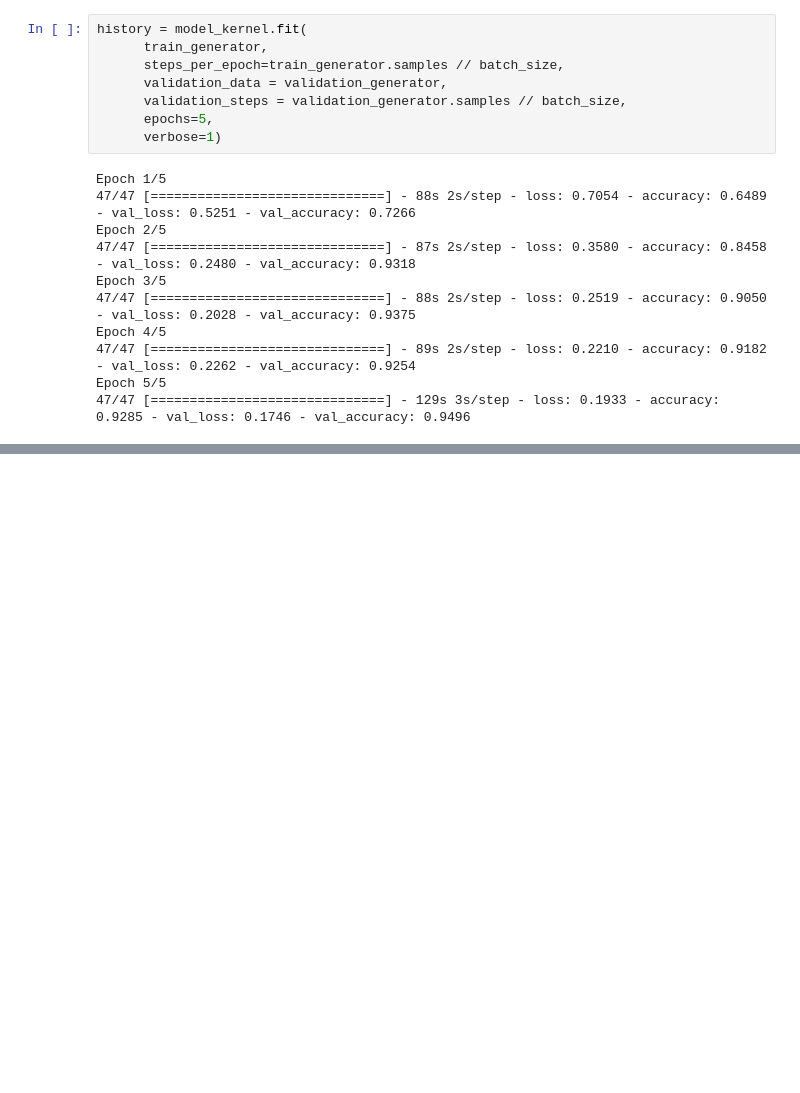
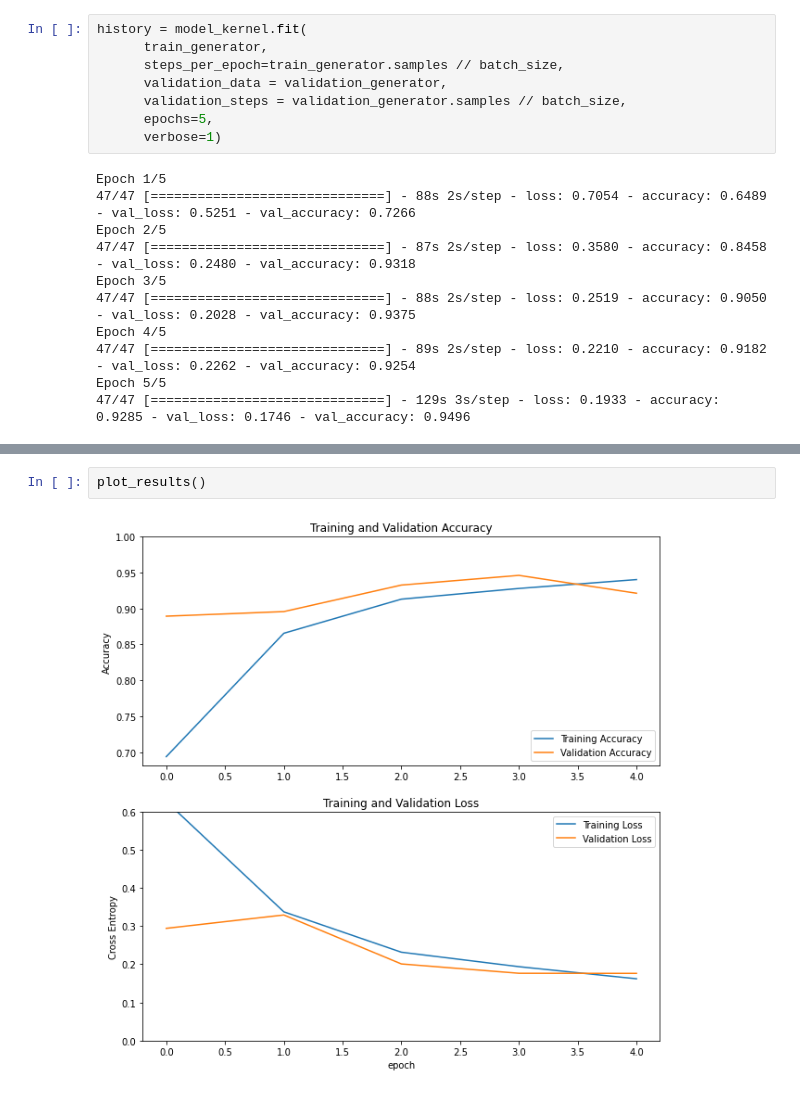
Before and after one commit to meowster99/comp-vision-py, a Jupyter notebook: computer-vision.ipynb, the cells around one changed output, grey strips where cells are left out. Drawn from its saved outputs; the diff is of its cells as text; blank space fills up the shorter version.

```diff
--- a/computer-vision.ipynb
+++ b/computer-vision.ipynb
@@ -752,0 +811,4 @@ plt.show()
+# %%
+plot_results()
+# %% [output]
+[figure, added]
```
Also changed, not shown: parts of 27 cells of this notebook, 5 other files.
